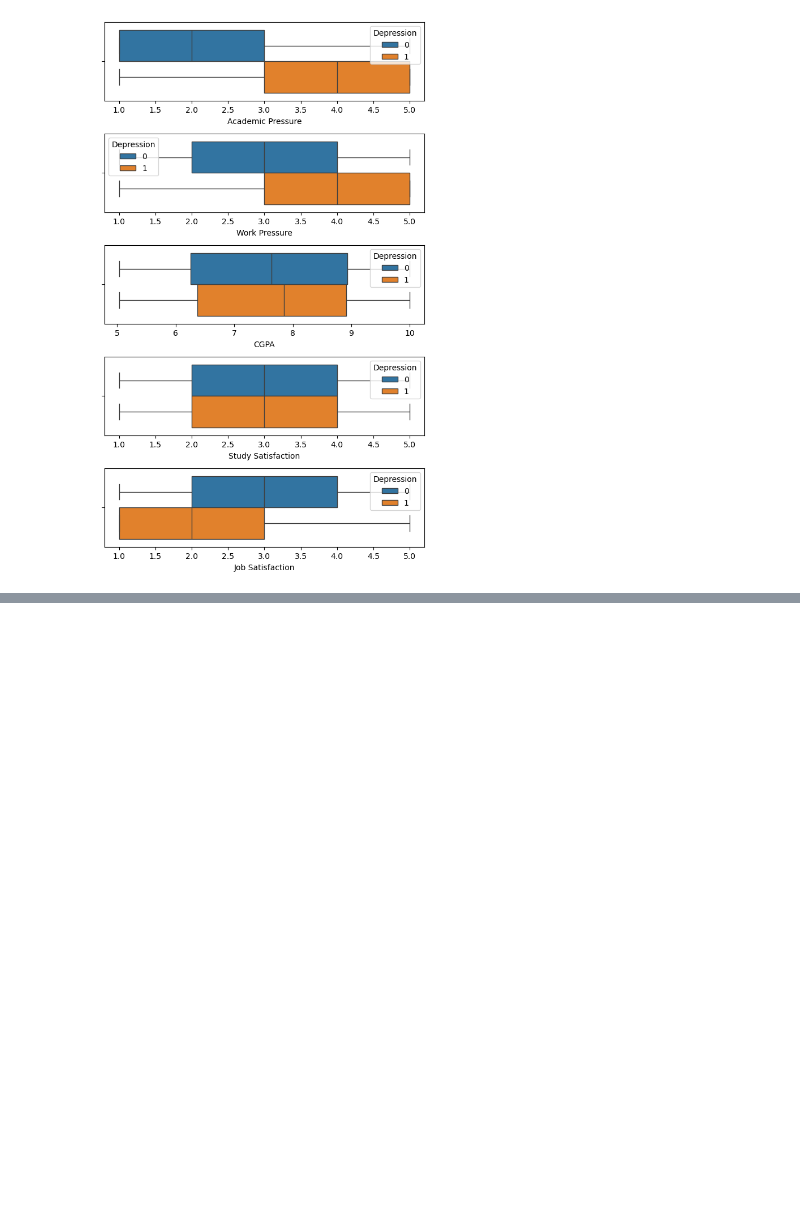
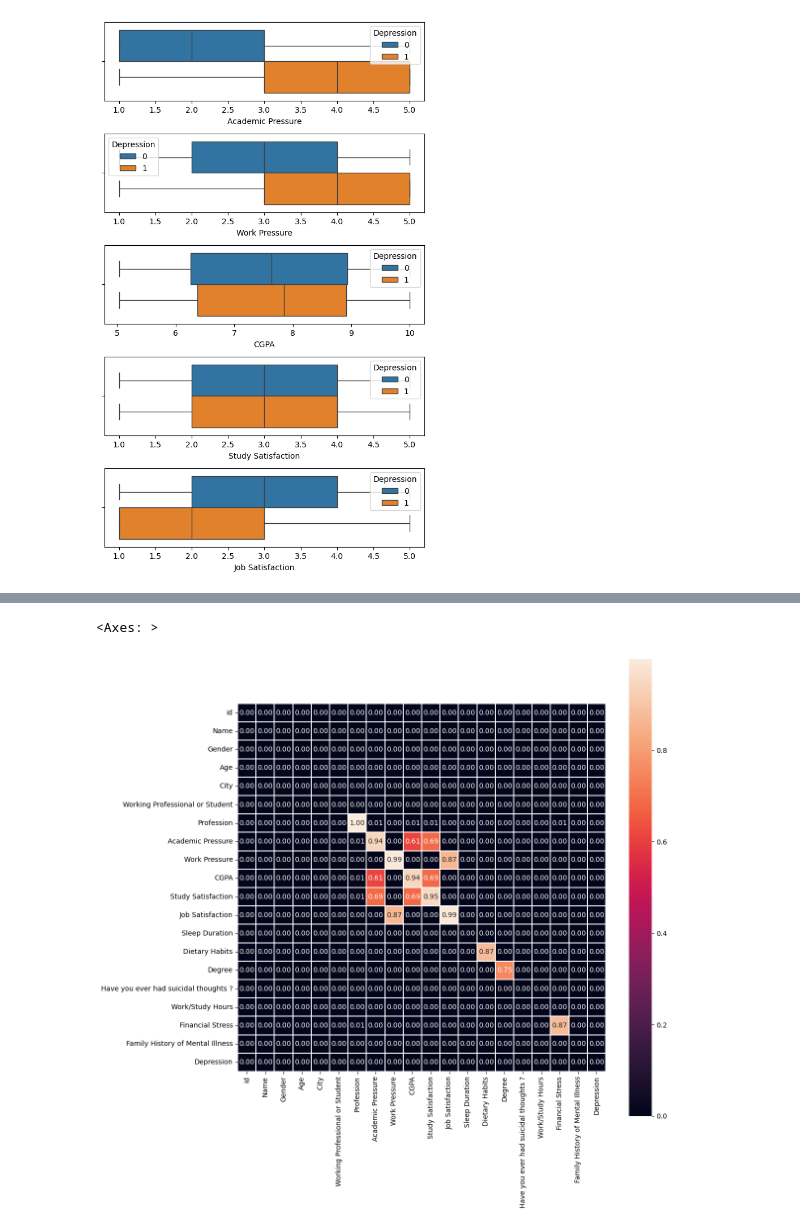
Before and after one commit to ricrichardthomas1/kaggle_mental, a Jupyter notebook: mental.ipynb, the cells around one changed output, grey strips where cells are left out. Cells and saved outputs as stored; diff of their text form; code cells hidden in the pictures; blank space fills up the shorter version.

```diff
--- a/mental.ipynb
+++ b/mental.ipynb
@@ -76,0 +243,3 @@ from sklearn.preprocessing import OneHotEncoder
+# %%
+df1[(df1['Working Professional or Student']=='Student') & (df1['Profession'].isna())] = df1[(df1['Working Professional or Student']=='Student') & (df1['Profession'].isna())].fillna(value= {'Work Pressure':0,'Job Satisfaction':0, 'Profession':'None'})
+df1[df1['Working Professional or Student']=='Working Professional'] = df1[df1['Working Professional or Student']=='Working Professional'].fillna(value= {'Academic Pressure':0, 'Study Satisfaction':0,'CGPA':0, 'Profession':'Not Reported'})
@@ -76,0 +266,8 @@ from sklearn.preprocessing import OneHotEncoder
+# %%
+corr_missingness = cramers_v(df1.isnull().replace(True,1).replace(False,0))
+corr_missingness = pd.DataFrame(corr_missingness, index=df1.columns, columns=df1.columns)
+plt.figure(figsize = (12,12))
+sns.heatmap(corr_missingness,square=True, linewidths=0.2, annot = True, fmt = '0.2f')
+# %% [output]
+<Axes: >
+[figure, added]
```
Also changed, not shown: parts of 18 cells of this notebook.
